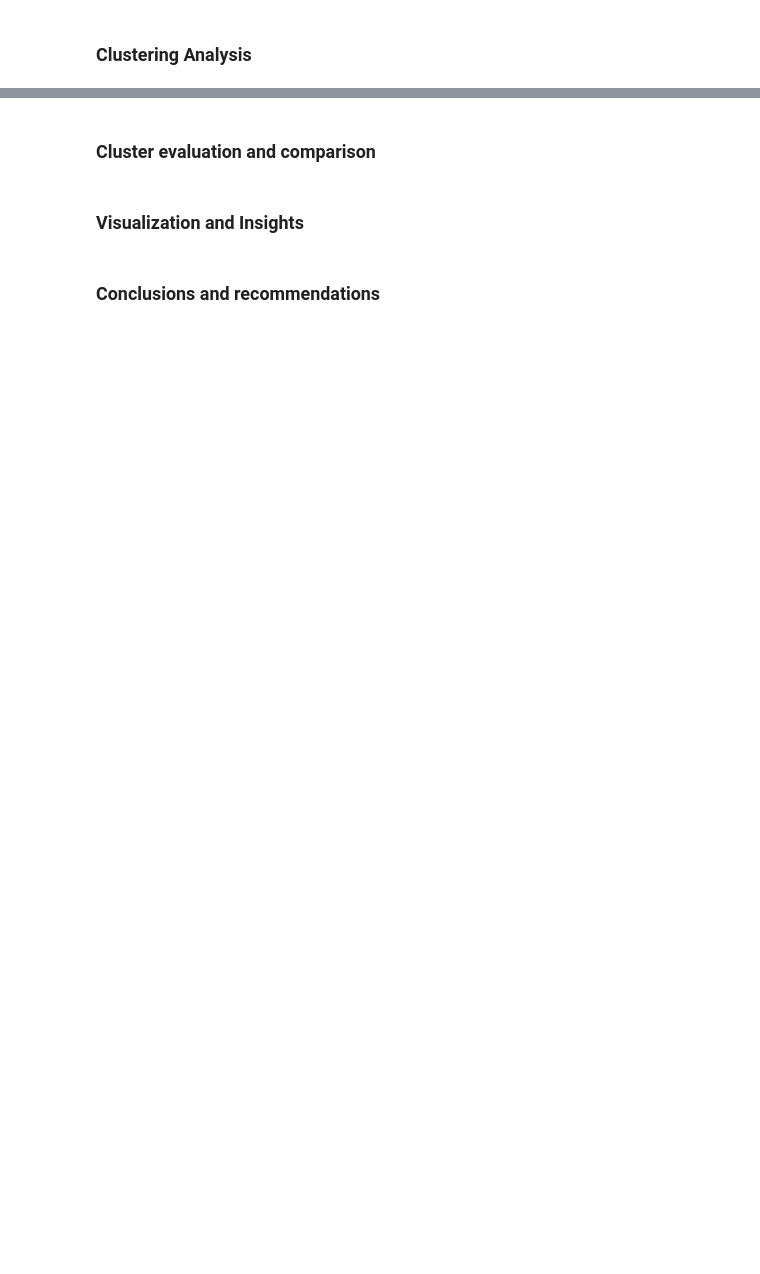
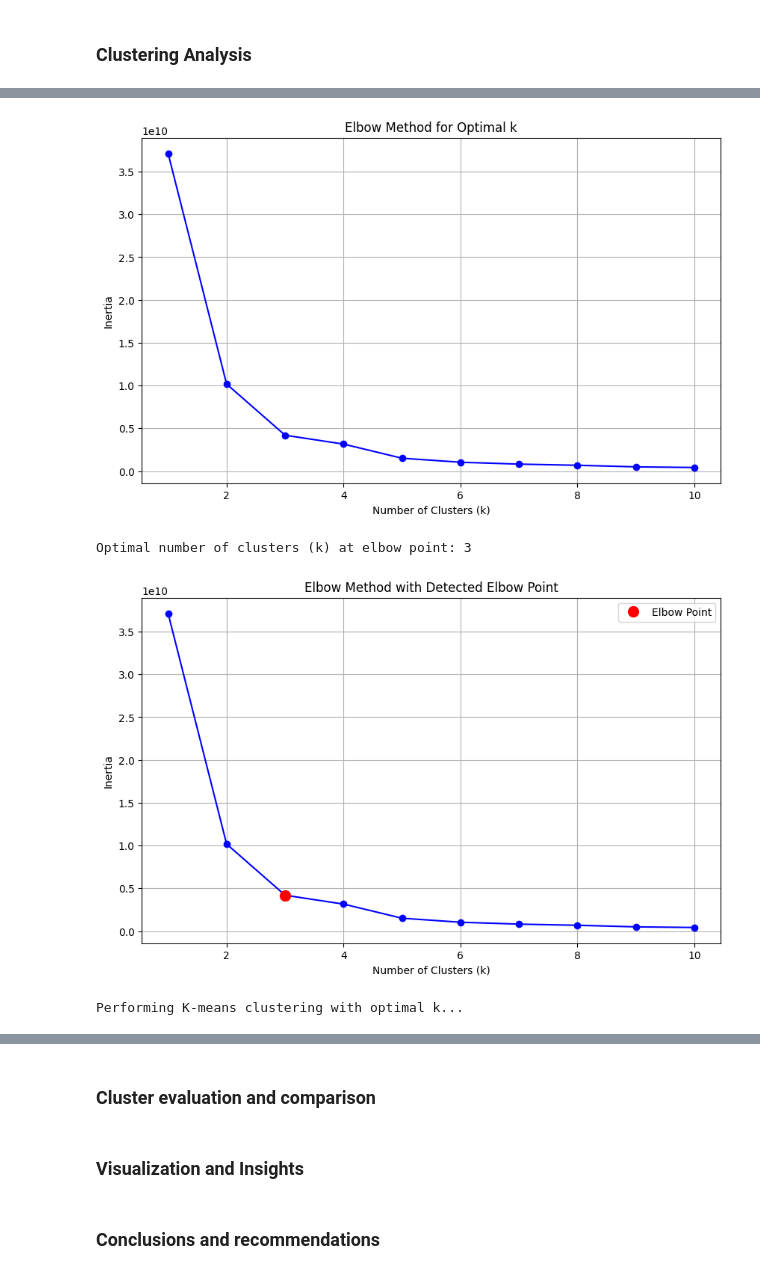
Before and after one commit to xhmyjae/clustering-openfoodfacts, a Jupyter notebook: main.ipynb, the cells around one changed output, grey strips where cells are left out. Saved outputs shown, nothing was run; the diff lists cells and outputs as text; code cells hidden in the pictures; blank space fills up the shorter version.

Commit message:
feat(kmeans - umap): add final kmeans and umap algorithms with plots

```diff
--- a/main.ipynb
+++ b/main.ipynb
@@ -333,0 +284,16 @@ print(f"Number of iterations: {metrics['n_iter']}")
+# %%
+# Guess elbow
+
+# Assuming df_scaled_no_outliers is your cleaned and scaled data
+optimal_k = find_elbow_point(df_cleaned.values)
+# %% [output]
+[figure, added]
+Optimal number of clusters (k) at elbow point: 3
+[figure, added]
+# %%
+# Add Kmeans depending on the elbow
+# Perform K-means clustering with optimal k
+print("\nPerforming K-means clustering with optimal k...")
+kmeans, labels, metrics = kmeans_clustering(df_cleaned.values, n_clusters=optimal_k)
+# %% [output]
+Performing K-means clustering with optimal k...
```
Also changed, not shown: parts of 26 cells of this notebook, 13 other files.
